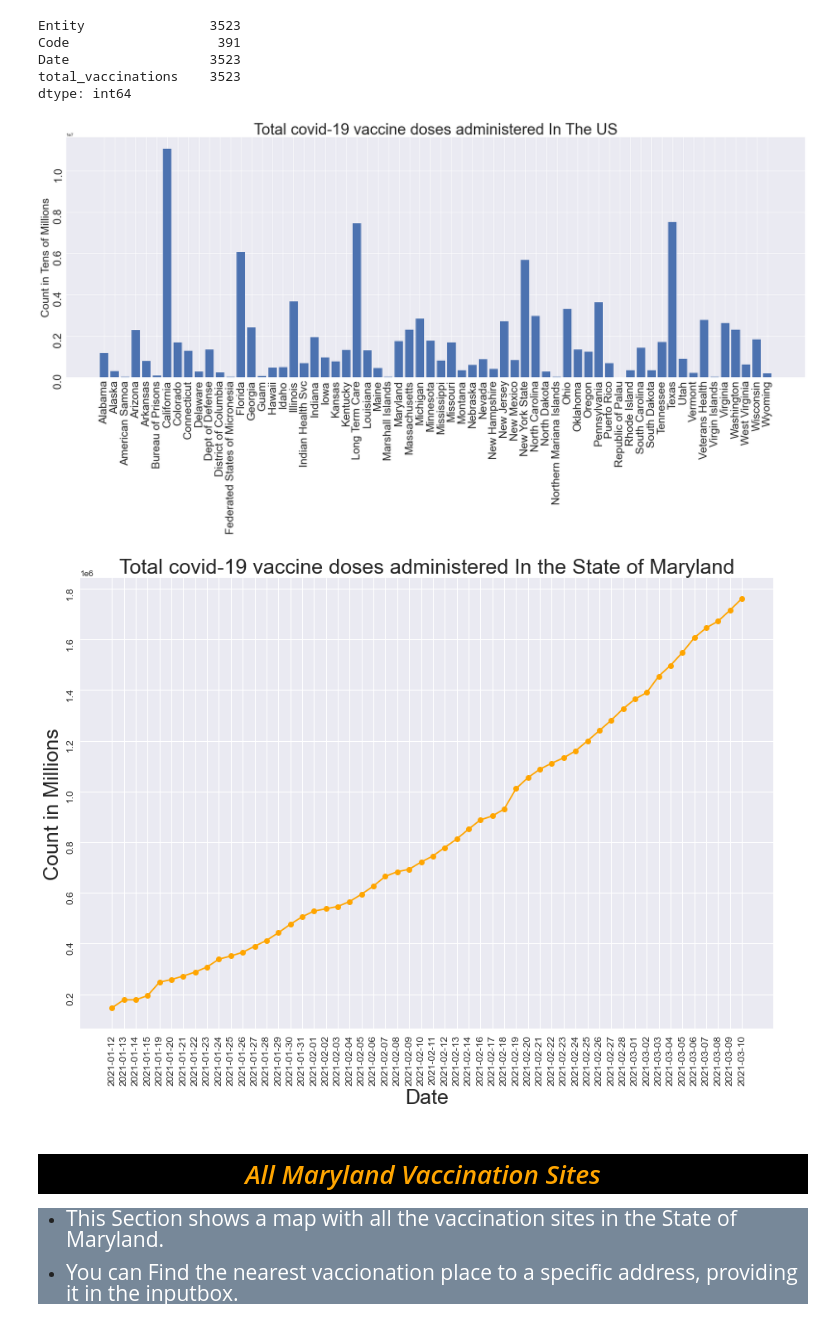
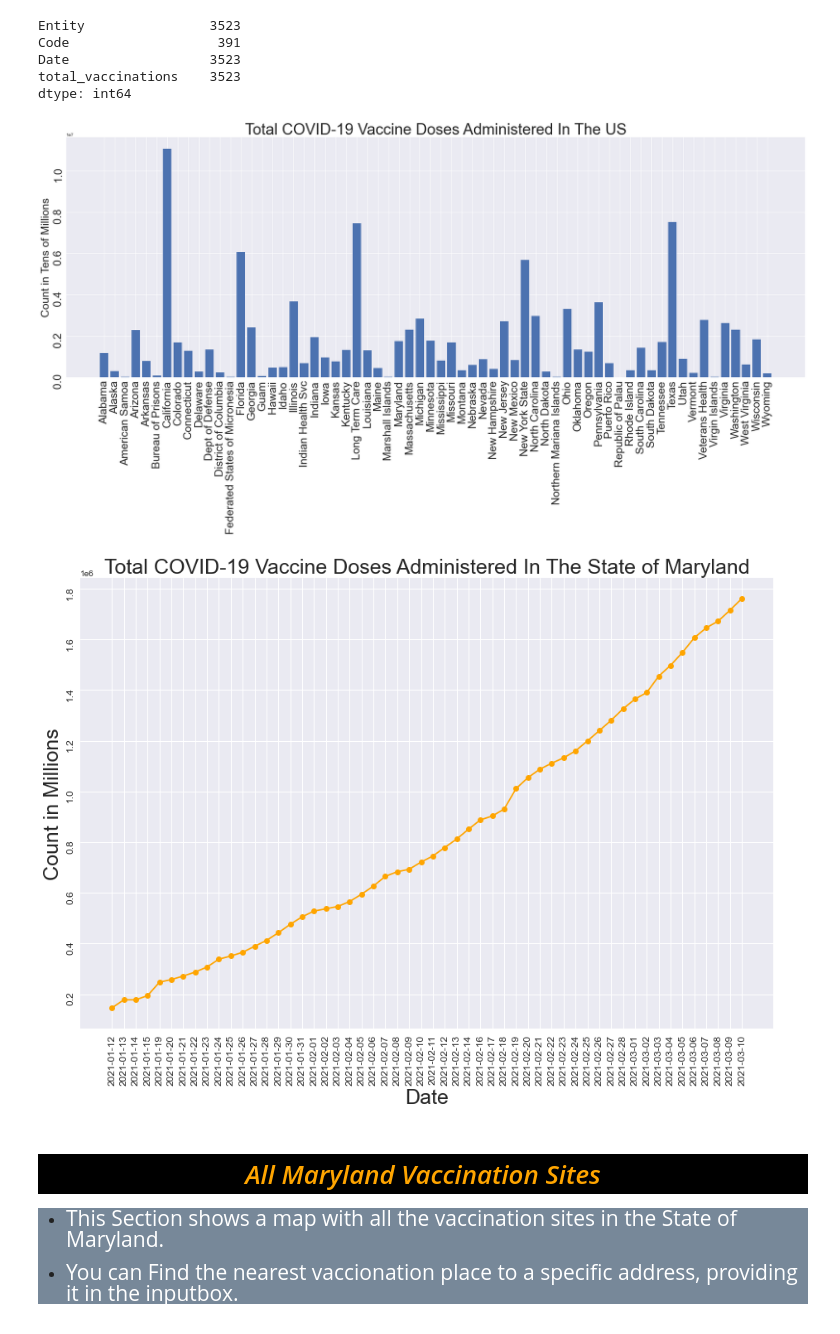
Before and after one commit to ccgrace/maryland_vaccination, a Jupyter notebook: Covid19-Vaccination-Analysis/Vaccionation_in_Maryland_starter.ipynb, the cells around one changed output. Drawn from its saved outputs; the diff is of its cells as text; code cells hidden in the pictures.

```diff
--- a/Covid19-Vaccination-Analysis/Vaccionation_in_Maryland_starter.ipynb
+++ b/Covid19-Vaccination-Analysis/Vaccionation_in_Maryland_starter.ipynb
@@ -59,24 +59,24 @@ plt.figure(figsize=(30, 10))
 # ax.set_xticklabels(states, )
 plt.tick_params(labelsize=25, rotation=90)
 plt.ylabel("Count in Tens of Millions", fontsize=25)
-plt.title("Total covid-19 vaccine doses administered In The US",fontsize=35)
+plt.title("Total COVID-19 Vaccine Doses Administered In The US",fontsize=35)
 plt.bar(states, total_count);
 plt.savefig("../Output_Data/Tota_covid-19_vaccine-doses-administered-In-The-US.png",bbox_inches = 'tight')
 # %% [output]
-[figure, old version]
+[figure, new version]
 # %%
 dates = maryland_distributed_vaccines_df['Date']
 md_total_vaccines = maryland_distributed_vaccines_df['total_vaccinations']
 
 plt.figure(figsize=(15,10))
 plt.plot(dates, md_total_vaccines,marker='o', color='orange')
 plt.ylabel("Count in Millions", fontsize=25)
 plt.xlabel("Date", fontsize=25)
-plt.title("Total covid-19 vaccine doses administered In the State of Maryland",fontsize=25)
+plt.title("Total COVID-19 Vaccine Doses Administered In The State of Maryland",fontsize=25)
 plt.tick_params(labelsize=12, rotation=90)
 plt.savefig("../Output_Data/Tota_covid-19_vaccine-doses-administered-In-The-US_by_date.png")
 # %% [output]
-[figure, old version]
+[figure, new version]
 # %% [markdown]
 <center><i><h1 style="background-color:black;color:orange">All Maryland Vaccination Sites</h1></i></center>
 <div style="background-color:LightSlateGray">
```
Also changed, not shown: parts of 6 cells of this notebook, 7 other files.
